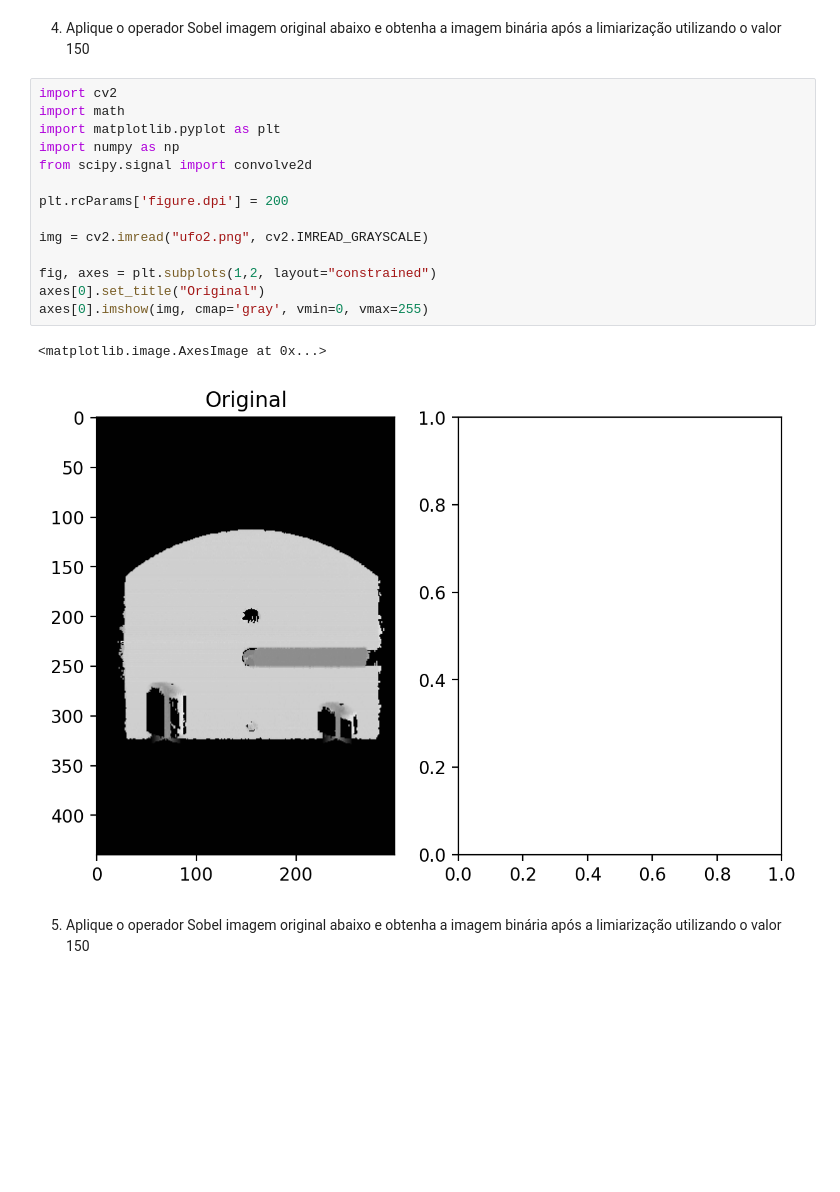
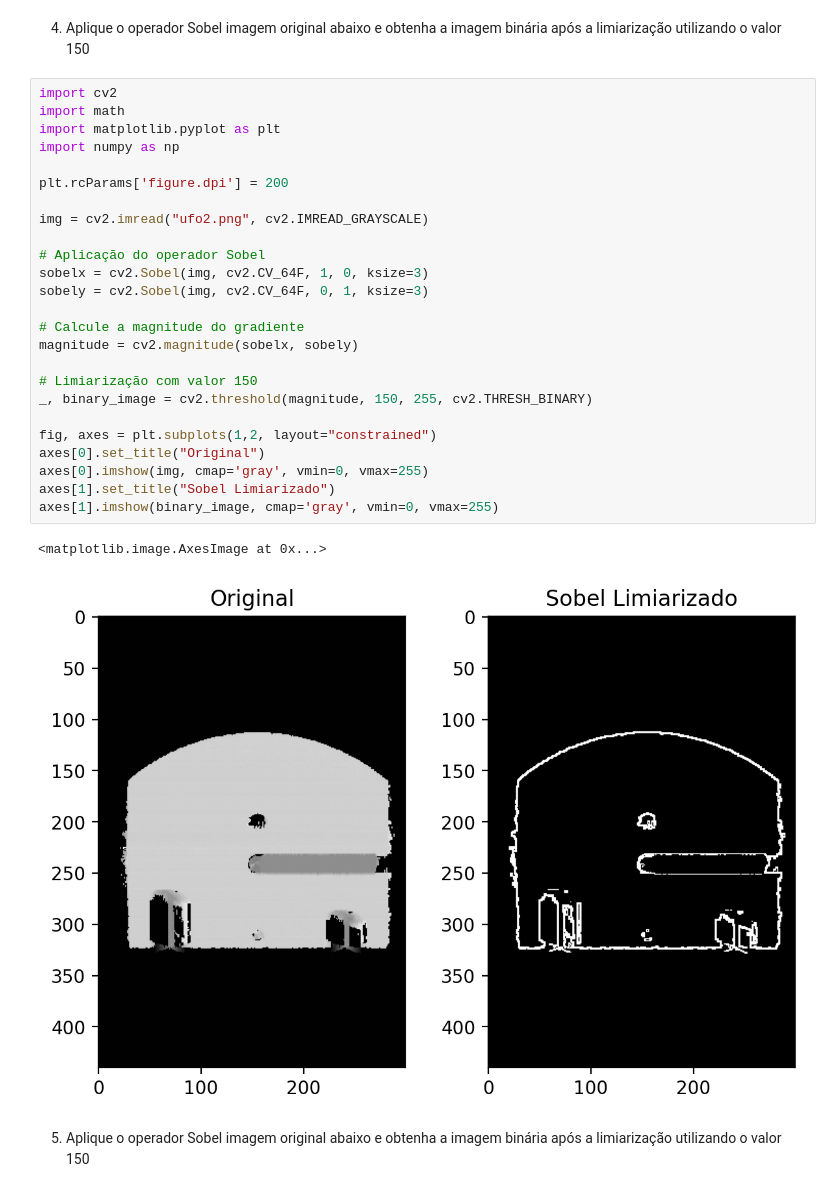
Before and after one commit to JhonnyBn/labs-pdi-pgc111-labs-2023-02, a Jupyter notebook: Lab05 - High pass filtering/Lab05.ipynb, the cells around one changed output. Drawn from its saved outputs; the diff is of its cells as text; blank space fills up the shorter version.

```diff
--- a/Lab05 - High pass filtering/Lab05.ipynb
+++ b/Lab05 - High pass filtering/Lab05.ipynb
@@ -99,20 +114,31 @@ axes[0].imshow(img, cmap='gray', vmin=0, vmax=255)
 # %%
 import cv2
 import math
 import matplotlib.pyplot as plt
 import numpy as np
-from scipy.signal import convolve2d
 
 plt.rcParams['figure.dpi'] = 200
 
 img = cv2.imread("ufo2.png", cv2.IMREAD_GRAYSCALE)
 
+# Aplicação do operador Sobel
+sobelx = cv2.Sobel(img, cv2.CV_64F, 1, 0, ksize=3)
+sobely = cv2.Sobel(img, cv2.CV_64F, 0, 1, ksize=3)
+
+# Calcule a magnitude do gradiente
+magnitude = cv2.magnitude(sobelx, sobely)
+
+# Limiarização com valor 150
+_, binary_image = cv2.threshold(magnitude, 150, 255, cv2.THRESH_BINARY)
+
 fig, axes = plt.subplots(1,2, layout="constrained")
 axes[0].set_title("Original")
 axes[0].imshow(img, cmap='gray', vmin=0, vmax=255)
+axes[1].set_title("Sobel Limiarizado")
+axes[1].imshow(binary_image, cmap='gray', vmin=0, vmax=255)
 # %% [output]
 <matplotlib.image.AxesImage at 0x...>
-[figure, old version]
+[figure, new version]
 # %% [markdown]
 5) Aplique o operador Sobel imagem original abaixo e obtenha a imagem binária após a limiarização utilizando o valor 150
 # %%
```
Also changed, not shown: parts of 3 cells of this notebook, 1 other file.
